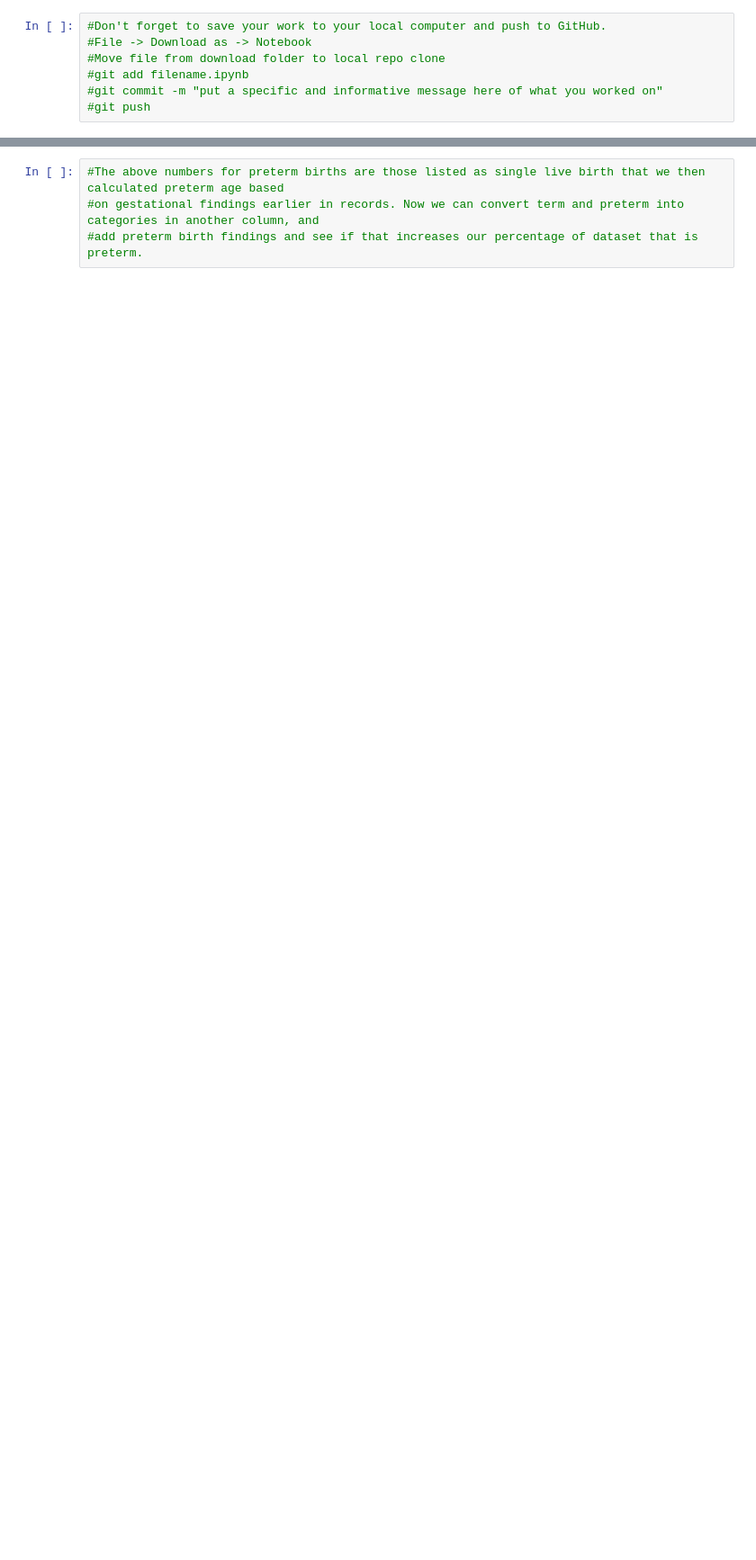
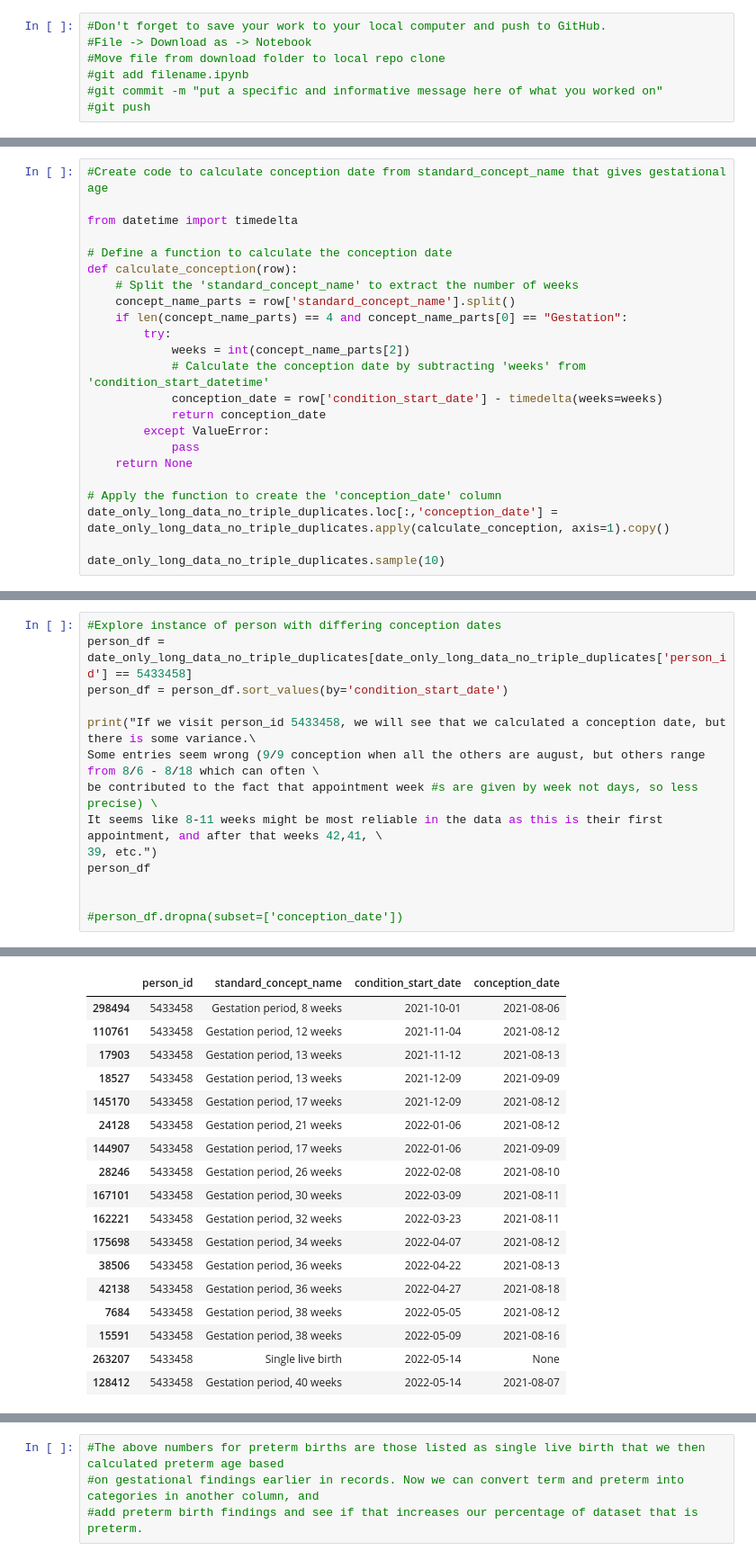
Before and after one commit to kgrillaert/preterm_birth, a Jupyter notebook: Exploration of Concept Set.ipynb, the cells around one changed output, grey strips where cells are left out. Shown at 90% size. Saved outputs shown, nothing was run; the diff lists cells and outputs as text; blank space fills up the shorter version.

Commit message:
Single live birth - gestational_age_at_birth calculated and classified as term or preterm

```diff
--- a/Exploration of Concept Set.ipynb
+++ b/Exploration of Concept Set.ipynb
@@ -627,0 +346,23 @@ person_df
+# %%
+#Create code to calculate conception date from standard_concept_name that gives gestational age
+
+from datetime import timedelta
+
+# Define a function to calculate the conception date
+def calculate_conception(row):
+    # Split the 'standard_concept_name' to extract the number of weeks
+    concept_name_parts = row['standard_concept_name'].split()
+    if len(concept_name_parts) == 4 and concept_name_parts[0] == "Gestation":
+        try:
+            weeks = int(concept_name_parts[2])
+            # Calculate the conception date by subtracting 'weeks' from 'condition_start_datetime'
+            conception_date = row['condition_start_date'] - timedelta(weeks=weeks)
+            return conception_date
+        except ValueError:
+            pass
+    return None
+
+# Apply the function to create the 'conception_date' column
+date_only_long_data_no_triple_duplicates.loc[:,'conception_date'] = date_only_long_data_no_triple_duplicates.apply(calculate_conception, axis=1).copy()
+
+date_only_long_data_no_triple_duplicates.sample(10)
@@ -627,0 +386,15 @@ person_df
+# %%
+#Explore instance of person with differing conception dates
+person_df = date_only_long_data_no_triple_duplicates[date_only_long_data_no_triple_duplicates['person_id'] == 5433458]
+person_df = person_df.sort_values(by='condition_start_date')
+
+print("If we visit person_id 5433458, we will see that we calculated a conception date, but there is some variance.\
+Some entries seem wrong (9/9 conception when all the others are august, but others range from 8/6 - 8/18 which can often \
+be contributed to the fact that appointment week #s are given by week not days, so less precise) \
+It seems like 8-11 weeks might be most reliable in the data as this is their first appointment, and after that weeks 42,41, \
+39, etc.")
+person_df
+
+
+#person_df.dropna(subset=['conception_date'])
+# %% [output]
@@ -627,0 +402,18 @@ person_df
+|  | person_id | standard_concept_name | condition_start_date | conception_date |
+| 298494 | 5433458 | Gestation period, 8 weeks | 2021-10-01 | 2021-08-06 |
+| 110761 | 5433458 | Gestation period, 12 weeks | 2021-11-04 | 2021-08-12 |
+| 17903 | 5433458 | Gestation period, 13 weeks | 2021-11-12 | 2021-08-13 |
+| 18527 | 5433458 | Gestation period, 13 weeks | 2021-12-09 | 2021-09-09 |
+| 145170 | 5433458 | Gestation period, 17 weeks | 2021-12-09 | 2021-08-12 |
+| 24128 | 5433458 | Gestation period, 21 weeks | 2022-01-06 | 2021-08-12 |
+| 144907 | 5433458 | Gestation period, 17 weeks | 2022-01-06 | 2021-09-09 |
+| 28246 | 5433458 | Gestation period, 26 weeks | 2022-02-08 | 2021-08-10 |
+| 167101 | 5433458 | Gestation period, 30 weeks | 2022-03-09 | 2021-08-11 |
+| 162221 | 5433458 | Gestation period, 32 weeks | 2022-03-23 | 2021-08-11 |
+| 175698 | 5433458 | Gestation period, 34 weeks | 2022-04-07 | 2021-08-12 |
+| 38506 | 5433458 | Gestation period, 36 weeks | 2022-04-22 | 2021-08-13 |
+| 42138 | 5433458 | Gestation period, 36 weeks | 2022-04-27 | 2021-08-18 |
+| 7684 | 5433458 | Gestation period, 38 weeks | 2022-05-05 | 2021-08-12 |
+| 15591 | 5433458 | Gestation period, 38 weeks | 2022-05-09 | 2021-08-16 |
+| 263207 | 5433458 | Single live birth | 2022-05-14 | None |
+| 128412 | 5433458 | Gestation period, 40 weeks | 2022-05-14 | 2021-08-07 |
```
Also changed, not shown: parts of 53 cells of this notebook.
